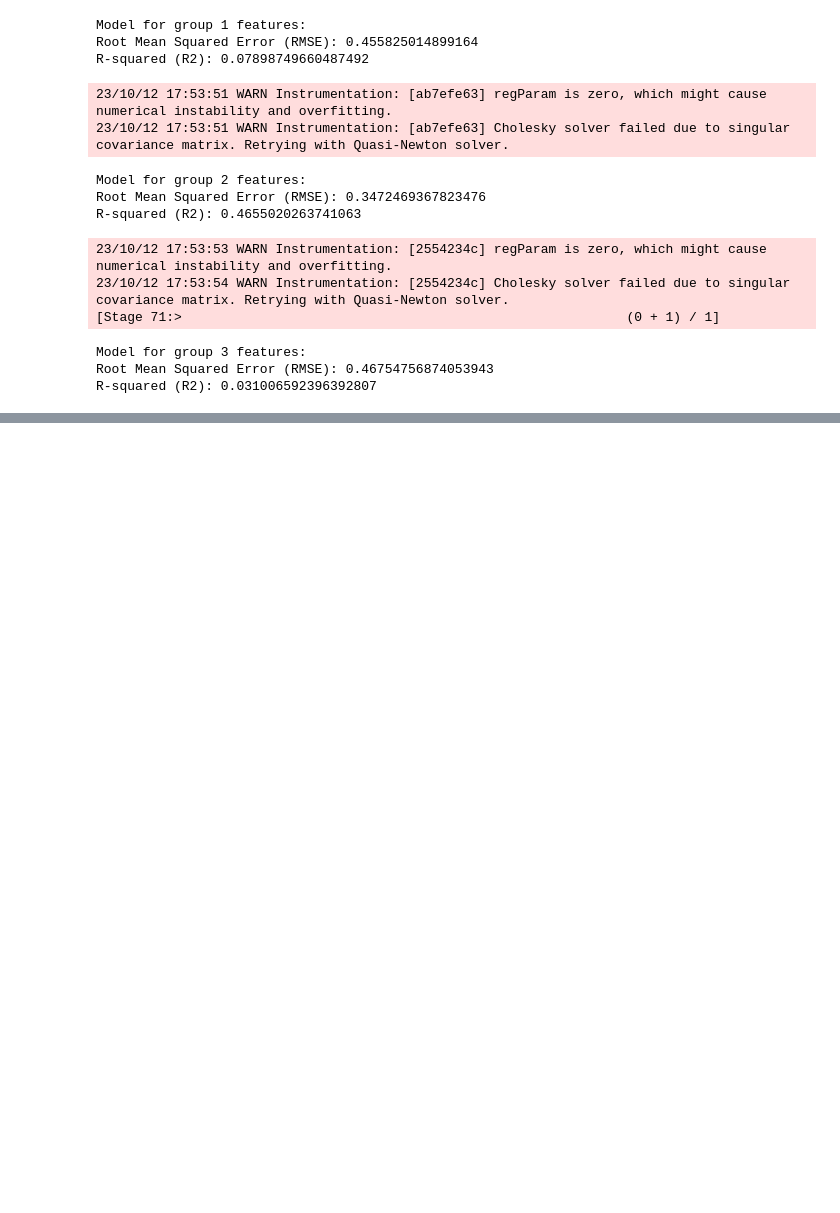
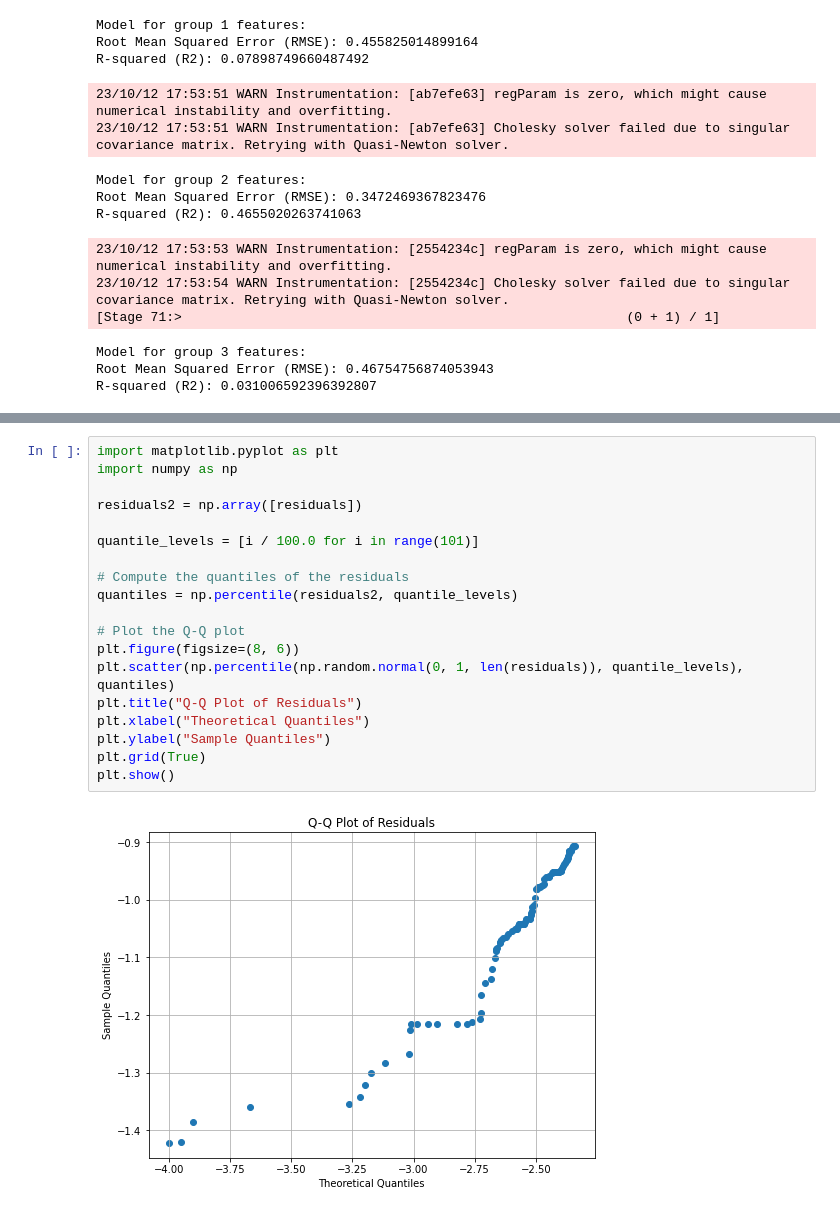
Before and after one commit to SyHilichurl/722, a Jupyter notebook: mine.ipynb, the cells around one changed output, grey strips where cells are left out. Cells and saved outputs as stored; diff of their text form; blank space fills up the shorter version.

```diff
--- a/mine.ipynb
+++ b/mine.ipynb
@@ -461,0 +855,21 @@ df.printSchema()
+# %%
+import matplotlib.pyplot as plt
+import numpy as np
+
+residuals2 = np.array([residuals])
+
+quantile_levels = [i / 100.0 for i in range(101)]
+
+# Compute the quantiles of the residuals
+quantiles = np.percentile(residuals2, quantile_levels)
+
+# Plot the Q-Q plot
+plt.figure(figsize=(8, 6))
+plt.scatter(np.percentile(np.random.normal(0, 1, len(residuals)), quantile_levels), quantiles)
+plt.title("Q-Q Plot of Residuals")
+plt.xlabel("Theoretical Quantiles")
+plt.ylabel("Sample Quantiles")
+plt.grid(True)
+plt.show()
+# %% [output]
+[figure, added]
```
Also changed, not shown: parts of 20 cells of this notebook.
